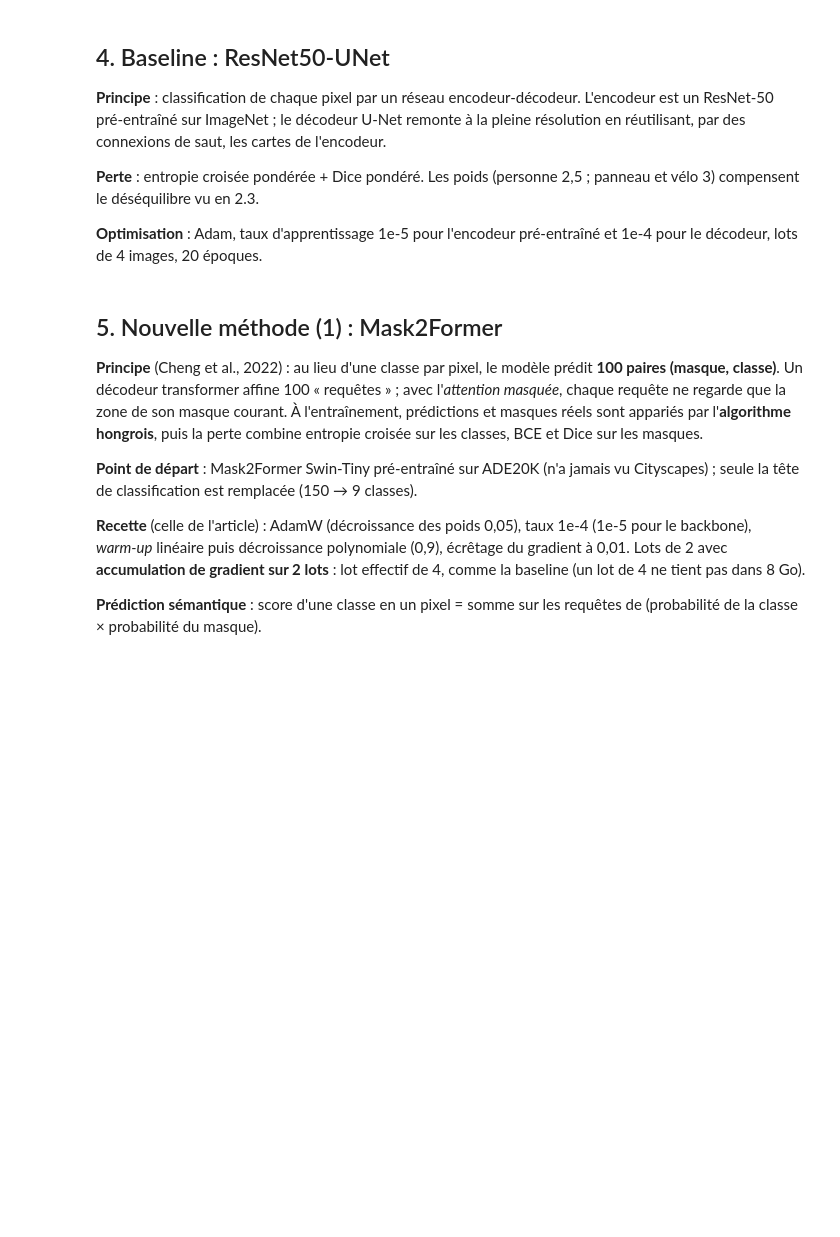
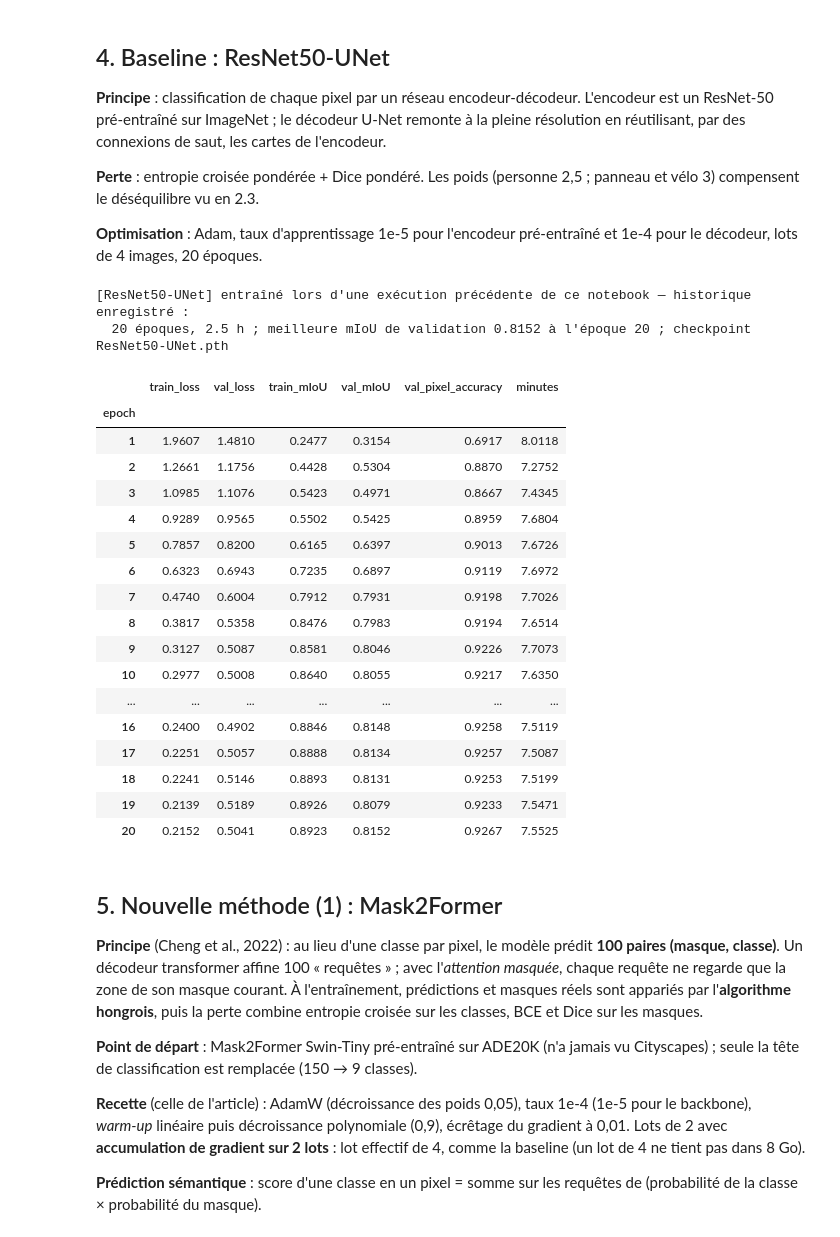
Before and after one commit to delnouty/cityvision-segmentation, a Jupyter notebook: notebook_env/notebooks/poc_entrainement.ipynb, the cells around one changed output. Drawn from its saved outputs; the diff is of its cells as text; code cells hidden in the pictures; blank space fills up the shorter version.

```diff
--- a/notebook_env/notebooks/poc_entrainement.ipynb
+++ b/notebook_env/notebooks/poc_entrainement.ipynb
@@ -56,6 +56,7 @@ data/cityscapes/
 Pour un autre emplacement, modifier `IMG_ROOT` et `MASK_ROOT` dans la cellule suivante.
 # %%
 import contextlib
+import gc
 import inspect
 import json
 import math
@@ -100,8 +101,10 @@ PATIENCE = 5             # arrêt anticipé : 5 époques sans amélioration de l
 SEED = 42
 NUM_WORKERS = 4          # chargement parallèle des images (voir section 2.4)
 
-# Modèles à entraîner dans cette exécution (mettre False pour sauter un modèle déjà entraîné)
-TRAIN = {"ResNet50-UNet": True, "Mask2Former-SwinT": True, "EoMT-B": True}
+# Modèles à entraîner dans cette exécution (False = modèle déjà entraîné : son historique
+# enregistré est affiché à la place). Ici, la baseline et Mask2Former ont été entraînés lors d'une
+# exécution précédente de ce même notebook (checkpoints et historiques dans model_backups/notebook/).
+TRAIN = {"ResNet50-UNet": False, "Mask2Former-SwinT": False, "EoMT-B": True}
 
 # Mode test rapide (vérification du notebook en quelques minutes) : variable d'environnement
 # POC_NB_QUICK=1. Ne pas l'utiliser pour les résultats.
@@ -401,11 +499,29 @@ def fit(name, model, run_train, run_val, params, can_stop=lambda: True, extra=la
     return history
 
 
-def free_gpu(*objs):
-    for o in objs:
-        del o
+def cleanup():
+    # À appeler après « del » des variables d'un modèle : libère réellement la mémoire GPU
+    # (sinon le modèle suivant manque de mémoire et déborde, lentement, sur la RAM)
+    gc.collect()
     if DEVICE == "cuda":
         torch.cuda.empty_cache()
+
+
+def show_history(name):
+    # Modèle non ré-entraîné dans cette exécution : affiche son historique enregistré
+    path = os.path.join(OUT_DIR, f"{name}_history.json")
+    if not os.path.exists(path):
+        print(f"[{name}] non entraîné dans cette exécution et aucun historique dans {OUT_DIR}")
+        return None
+    with open(path) as f:
+        h = pd.DataFrame(json.load(f))
+    best = h.loc[h["val_mIoU"].idxmax()]
+    print(f"[{name}] entraîné lors d'une exécution précédente de ce notebook — historique enregistré :")
+    print(f"  {len(h)} époques, {h['minutes'].sum() / 60:.1f} h ; meilleure mIoU de validation "
+          f"{best['val_mIoU']:.4f} à l'époque {int(best['epoch'])} ; checkpoint {name}.pth")
+    cols = ["epoch", "train_loss", "val_loss", "train_mIoU", "val_mIoU", "val_pixel_accuracy", "minutes"]
+    display(h[cols].round(4).set_index("epoch"))
+    return h
 # %% [markdown]
 ## 4. Baseline : ResNet50‑UNet
 
@@ -519,21 +635,45 @@ def baseline_val_epoch(model, loader, criterion):
 # %%
 if TRAIN["ResNet50-UNet"]:
     set_seed()
     train_loader, val_loader = make_loaders(batch_size=4)
     model = ResNet50UNet(pretrained=True).to(DEVICE)
     criterion = CombinedLoss(CLASS_WEIGHTS).to(DEVICE)
     encoder = [p for m in (model.stem, model.layer1, model.layer2, model.layer3, model.layer4) for p in m.parameters()]
     enc_ids = {id(p) for p in encoder}
     decoder = [p for p in model.parameters() if id(p) not in enc_ids]
     optimizer = torch.optim.Adam([{"params": encoder, "lr": 1e-5}, {"params": decoder, "lr": 1e-4}])
     history_baseline = fit(
         "ResNet50-UNet", model,
         lambda: baseline_train_epoch(model, train_loader, optimizer, criterion),
         lambda: baseline_val_epoch(model, val_loader, criterion),
         params={"architecture": "ResNet50-UNet", "batch_size": 4, "lr_encoder": 1e-5, "lr_decoder": 1e-4,
                 "optimizer": "Adam", "loss": "CE+Dice (pondérées)", "epochs": EPOCHS, "img_size": "512x1024"},
     )
-    free_gpu(model, optimizer)
+    del model, optimizer, criterion, encoder, decoder, enc_ids, train_loader, val_loader
+    cleanup()
+else:
+    history_baseline = show_history("ResNet50-UNet")
+# %% [output]
+[ResNet50-UNet] entraîné lors d'une exécution précédente de ce notebook — historique enregistré :
+  20 époques, 2.5 h ; meilleure mIoU de validation 0.8152 à l'époque 20 ; checkpoint ResNet50-UNet.pth
+|  | train_loss | val_loss | train_mIoU | val_mIoU | val_pixel_accuracy | minutes |
+| epoch |  |  |  |  |  |  |
+| 1 | 1.9607 | 1.4810 | 0.2477 | 0.3154 | 0.6917 | 8.0118 |
+| 2 | 1.2661 | 1.1756 | 0.4428 | 0.5304 | 0.8870 | 7.2752 |
+| 3 | 1.0985 | 1.1076 | 0.5423 | 0.4971 | 0.8667 | 7.4345 |
+| 4 | 0.9289 | 0.9565 | 0.5502 | 0.5425 | 0.8959 | 7.6804 |
+| 5 | 0.7857 | 0.8200 | 0.6165 | 0.6397 | 0.9013 | 7.6726 |
+| 6 | 0.6323 | 0.6943 | 0.7235 | 0.6897 | 0.9119 | 7.6972 |
+| 7 | 0.4740 | 0.6004 | 0.7912 | 0.7931 | 0.9198 | 7.7026 |
+| 8 | 0.3817 | 0.5358 | 0.8476 | 0.7983 | 0.9194 | 7.6514 |
+| 9 | 0.3127 | 0.5087 | 0.8581 | 0.8046 | 0.9226 | 7.7073 |
+| 10 | 0.2977 | 0.5008 | 0.8640 | 0.8055 | 0.9217 | 7.6350 |
+| ... | ... | ... | ... | ... | ... | ... |
+| 16 | 0.2400 | 0.4902 | 0.8846 | 0.8148 | 0.9258 | 7.5119 |
+| 17 | 0.2251 | 0.5057 | 0.8888 | 0.8134 | 0.9257 | 7.5087 |
+| 18 | 0.2241 | 0.5146 | 0.8893 | 0.8131 | 0.9253 | 7.5199 |
+| 19 | 0.2139 | 0.5189 | 0.8926 | 0.8079 | 0.9233 | 7.5471 |
+| 20 | 0.2152 | 0.5041 | 0.8923 | 0.8152 | 0.9267 | 7.5525 |
 # %% [markdown]
 ## 5. Nouvelle méthode (1) : Mask2Former
 
```
Also changed, not shown: parts of 16 cells of this notebook, 1 other file.
